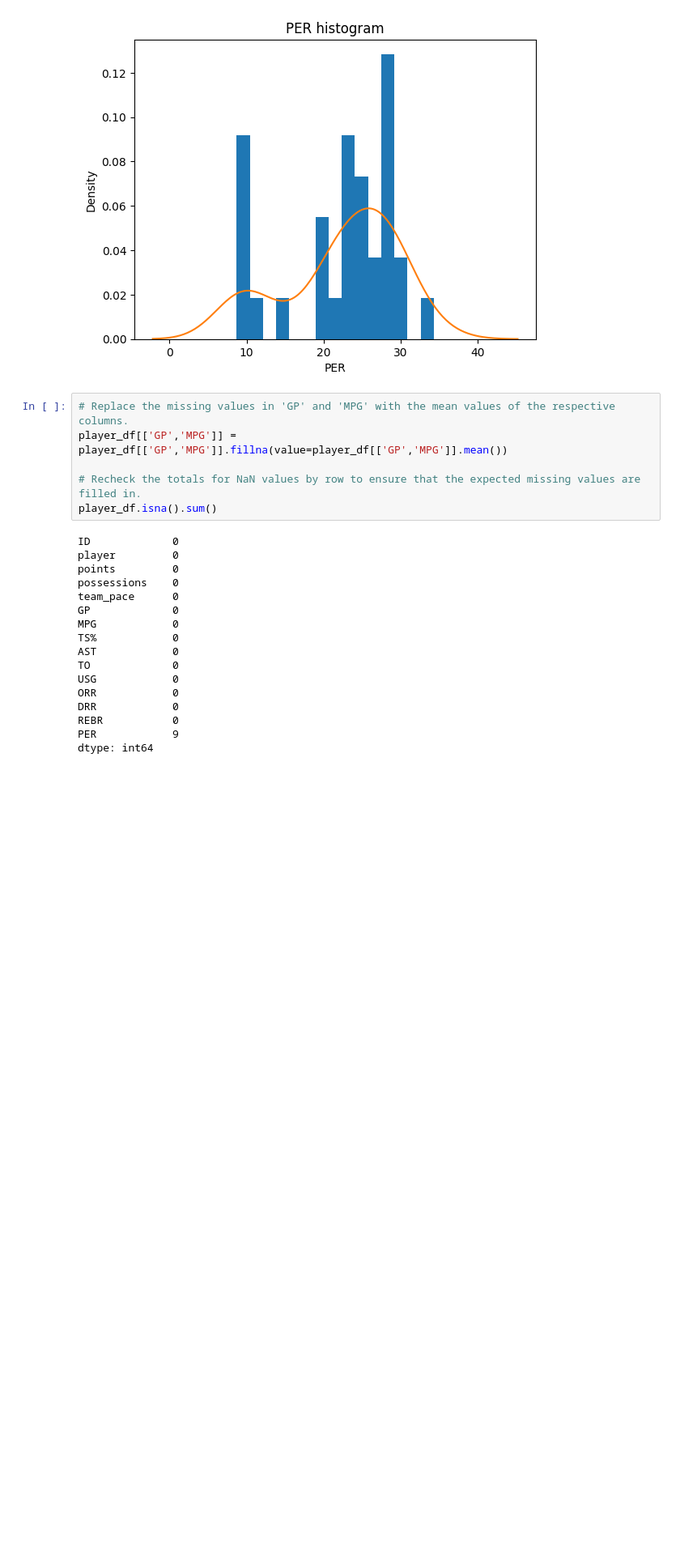
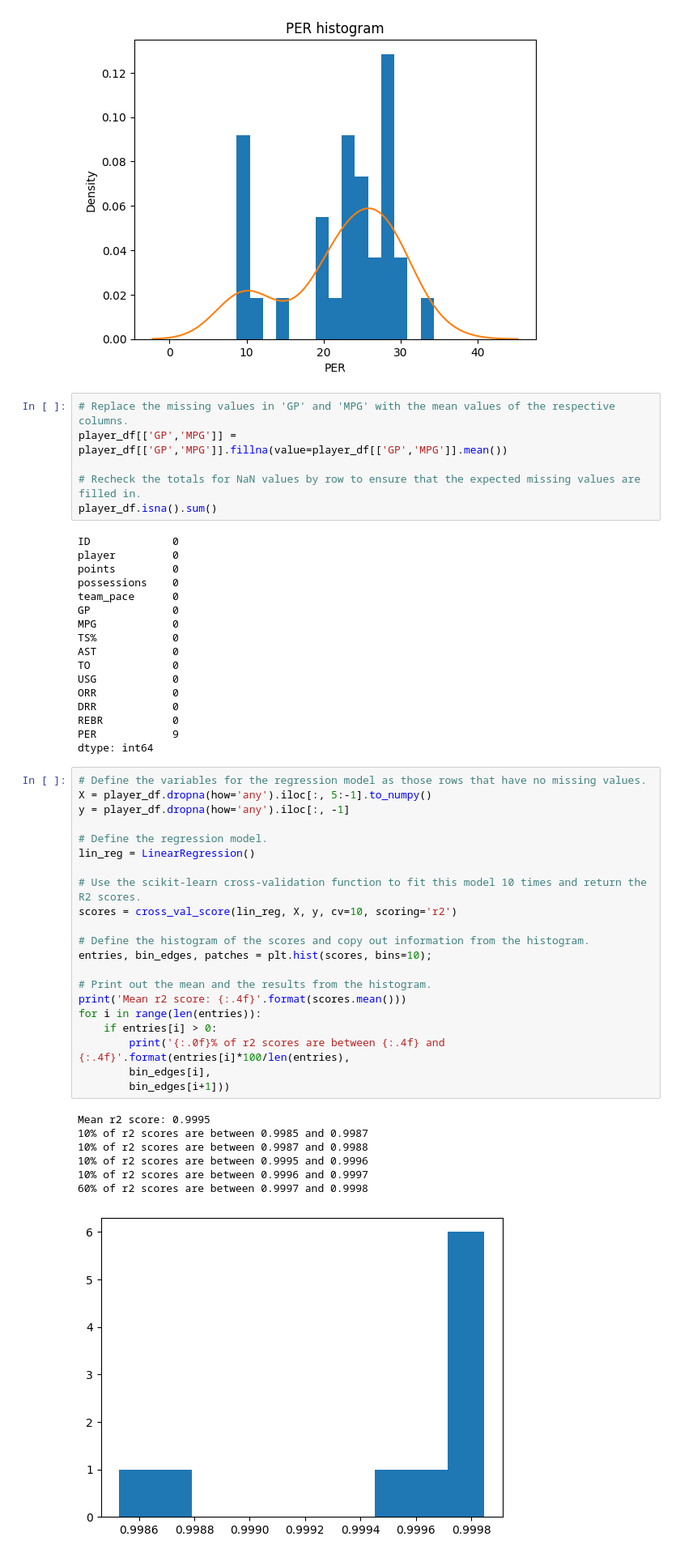
Before and after one commit to kottoization/space-jam-anl, a Jupyter notebook: space-jam-anl.ipynb, the cells around one changed output. Shown at 81% size. Saved outputs shown, nothing was run; the diff lists cells and outputs as text; blank space fills up the shorter version.

Commit message:
Data manipulation part 3 - Impute missing values by using machine learning

```diff
--- a/space-jam-anl.ipynb
+++ b/space-jam-anl.ipynb
@@ -511,3 +514,32 @@ DRR            0
 REBR           0
 PER            9
 dtype: int64
+# %%
+# Define the variables for the regression model as those rows that have no missing values.
+X = player_df.dropna(how='any').iloc[:, 5:-1].to_numpy()
+y = player_df.dropna(how='any').iloc[:, -1]
+
+# Define the regression model.
+lin_reg = LinearRegression()
+
+# Use the scikit-learn cross-validation function to fit this model 10 times and return the R2 scores.
+scores = cross_val_score(lin_reg, X, y, cv=10, scoring='r2')
+
+# Define the histogram of the scores and copy out information from the histogram.
+entries, bin_edges, patches = plt.hist(scores, bins=10);
+
+# Print out the mean and the results from the histogram.
+print('Mean r2 score: {:.4f}'.format(scores.mean()))
+for i in range(len(entries)):
+    if entries[i] > 0:
+        print('{:.0f}% of r2 scores are between {:.4f} and {:.4f}'.format(entries[i]*100/len(entries),
+        bin_edges[i],
+        bin_edges[i+1]))
+# %% [output]
+Mean r2 score: 0.9995
+10% of r2 scores are between 0.9985 and 0.9987
+10% of r2 scores are between 0.9987 and 0.9988
+10% of r2 scores are between 0.9995 and 0.9996
+10% of r2 scores are between 0.9996 and 0.9997
+60% of r2 scores are between 0.9997 and 0.9998
+[figure, added]
```
Also changed, not shown: parts of 7 cells of this notebook, 1 other file.
